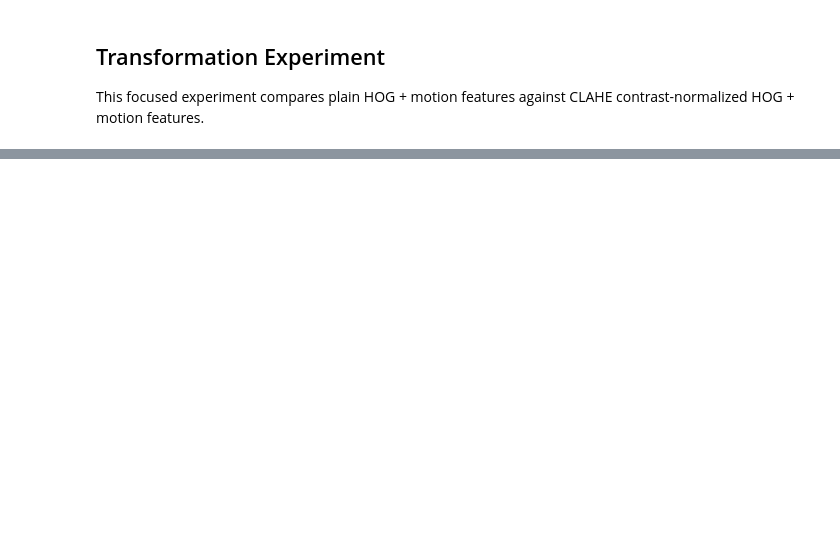
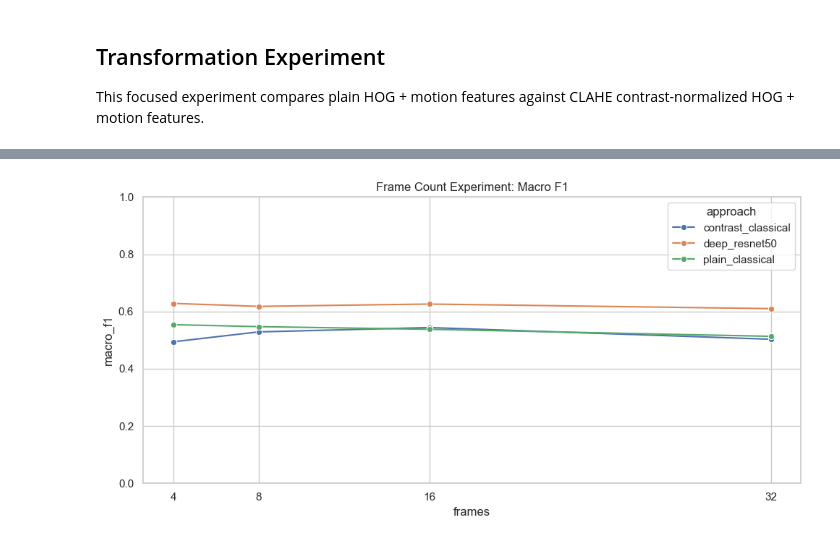
Before and after one commit to maladroitcat/sport_injury_risk_assessment, a Jupyter notebook: notebooks/02_model_results.ipynb, the cells around one changed output, grey strips where cells are left out. Cells and saved outputs as stored; diff of their text form; code cells hidden in the pictures; blank space fills up the shorter version.

```diff
--- a/notebooks/02_model_results.ipynb
+++ b/notebooks/02_model_results.ipynb
@@ -80,0 +85,5 @@ plt.tight_layout()
+# %%
+frame_dir = ROOT / 'artifacts/experiments/frame_count'
+frame_summary = pd.read_csv(frame_dir / 'summary.csv')
+frame_best = pd.read_csv(frame_dir / 'summary_best.csv')
+frame_best.sort_values(['frames', 'approach'])
@@ -80,0 +124,11 @@ plt.tight_layout()
+# %%
+plot_data = frame_best.sort_values(['approach', 'frames'])
+plt.figure(figsize=(10, 5))
+sns.lineplot(data=plot_data, x='frames', y='macro_f1', hue='approach', marker='o')
+plt.xticks([4, 8, 16, 32])
+plt.ylim(0, 1)
+plt.title('Frame Count Experiment: Macro F1')
+plt.tight_layout()
+plt.savefig(ROOT / 'artifacts/reports/frame_count_macro_f1.png', dpi=160, bbox_inches='tight')
+# %% [output]
+[figure, added]
```
Also changed, not shown: parts of 15 cells of this notebook, 11 other files.
